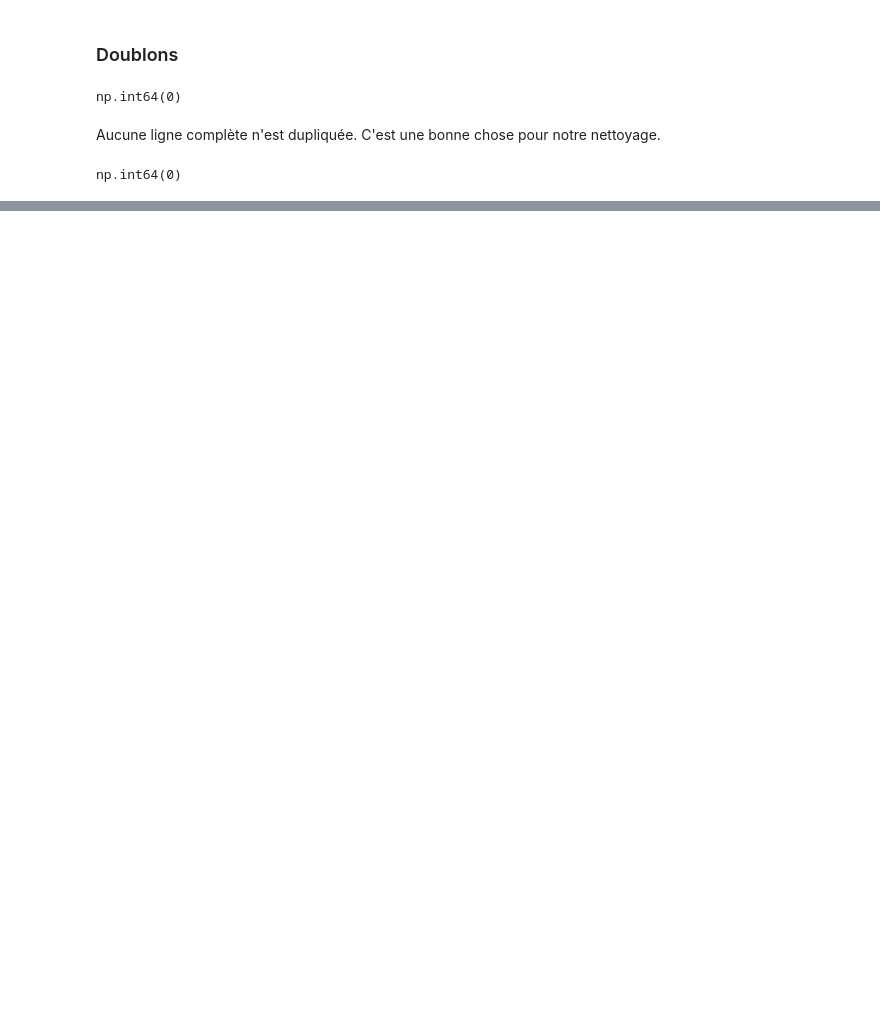
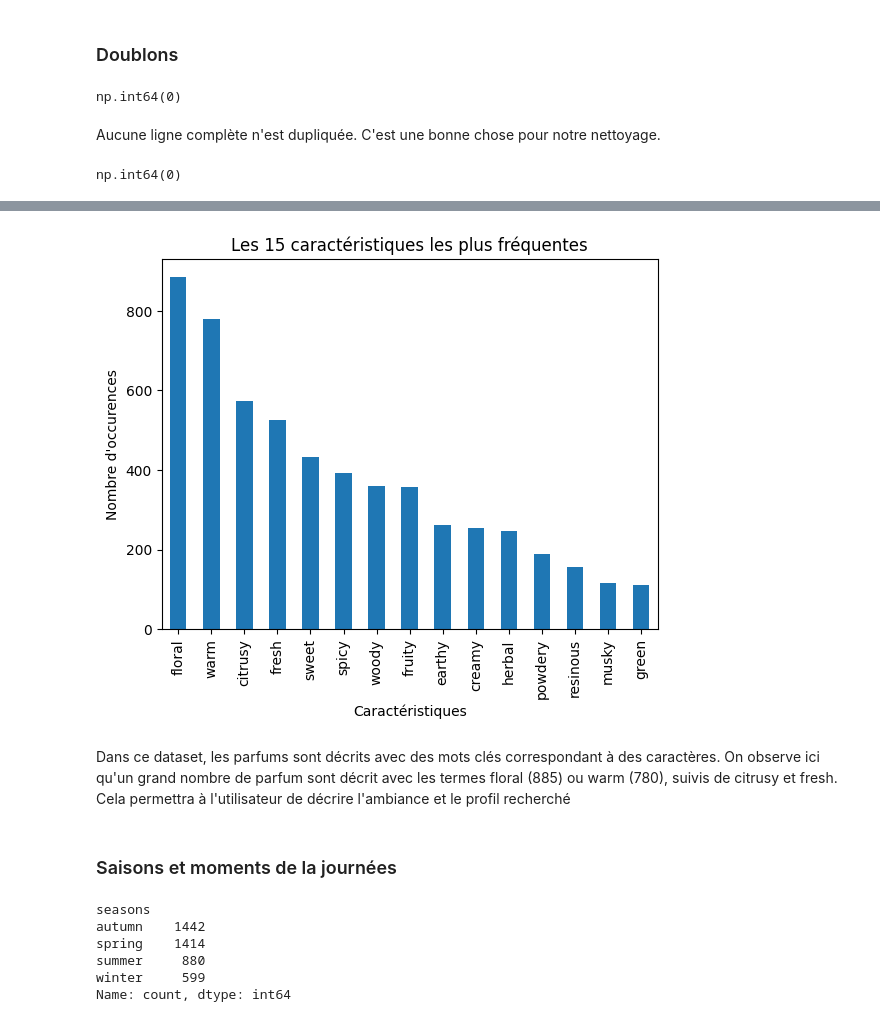
Before and after one commit to lisaroubertie/PerfumRecommendationSystem, a Jupyter notebook: src/exploration.ipynb, the cells around one changed output, grey strips where cells are left out. Cells and saved outputs as stored; diff of their text form; code cells hidden in the pictures; blank space fills up the shorter version.

```diff
--- a/src/exploration.ipynb
+++ b/src/exploration.ipynb
@@ -103,0 +164,21 @@ De la même manière, on constate qu'aucun id de parfum n'est dupliqué. Cela si
+# %%
+df['character'].str.split('; ').explode().value_counts().head(15).plot(kind='bar')
+plt.title('Les 15 caractéristiques les plus fréquentes')
+plt.xlabel('Caractéristiques')
+plt.ylabel("Nombre d'occurences")
+plt.show()
+# %% [output]
+[figure, added]
+# %% [markdown]
+Dans ce dataset, les parfums sont décrits avec des mots clés correspondant à des caractères. On observe ici qu'un grand nombre de parfum sont décrit avec les termes floral (885) ou warm (780), suivis de citrusy et fresh. Cela permettra à l'utilisateur de décrire l'ambiance et le profil recherché
+# %% [markdown]
+### Saisons et moments de la journées
+# %%
+df['seasons'].str.split('; ').explode().value_counts()
+# %% [output]
+seasons
+autumn    1442
+spring    1414
+summer     880
+winter     599
+Name: count, dtype: int64
```
Also changed, not shown: parts of 28 cells of this notebook, 2 other files.
